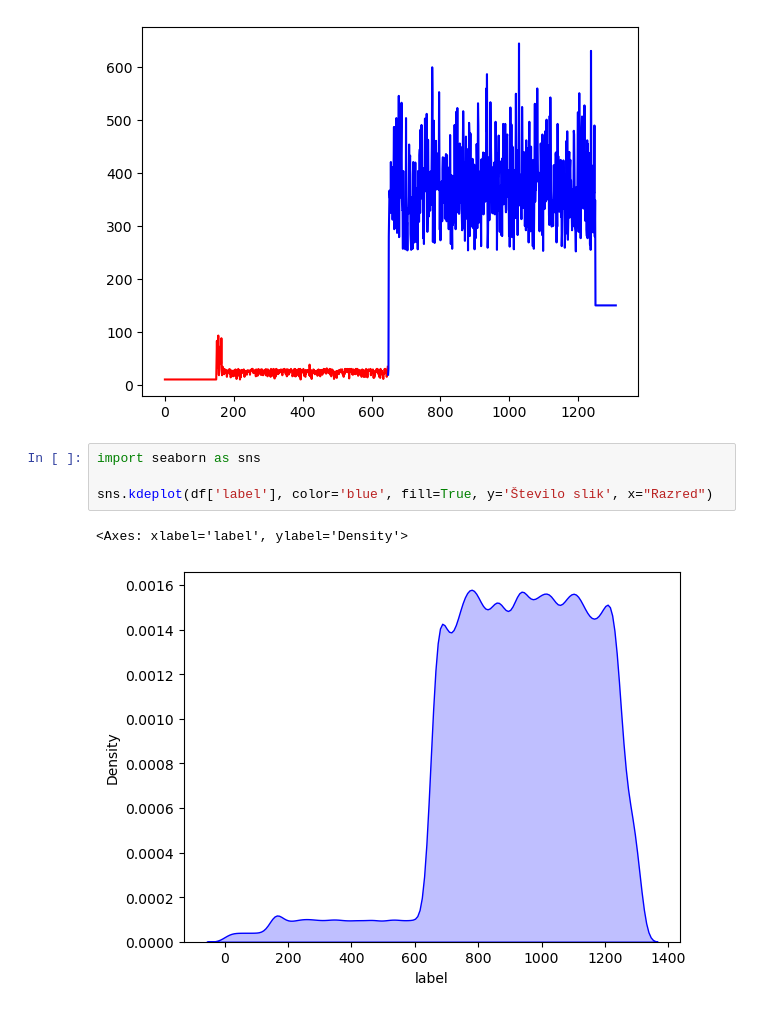
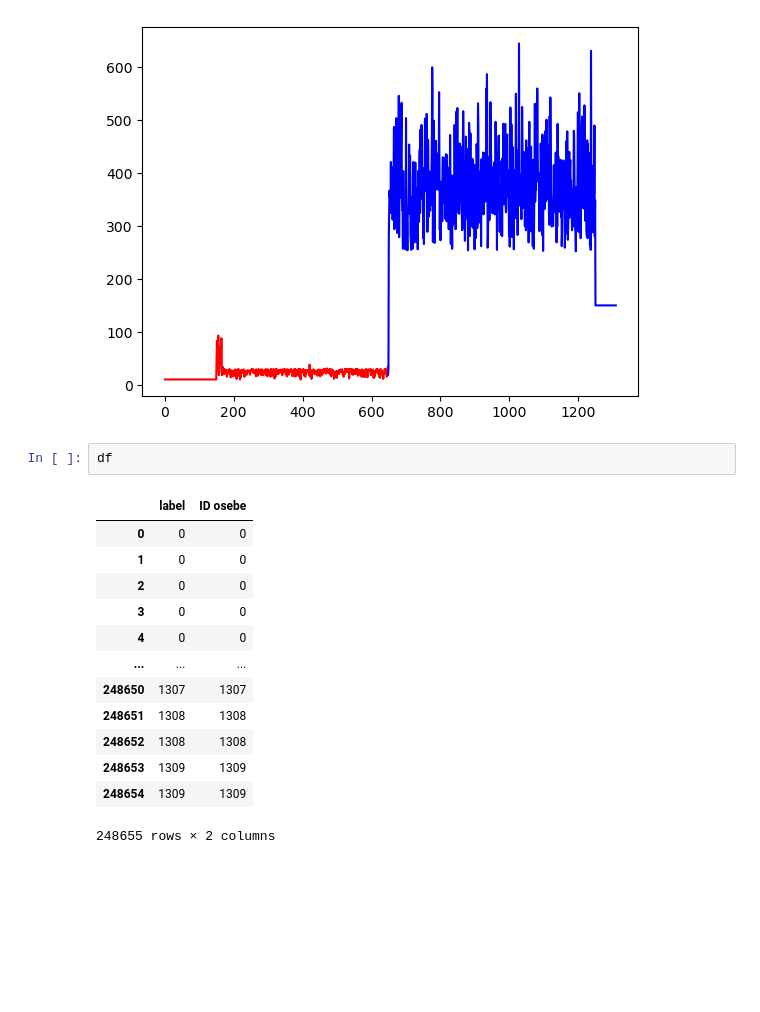
Before and after one commit to strojanski/diploma, a Jupyter notebook: v0.5/dataset_stats.ipynb, the cells around one changed output. Saved outputs shown, nothing was run; the diff lists cells and outputs as text; blank space fills up the shorter version.

```diff
--- a/v0.5/dataset_stats.ipynb
+++ b/v0.5/dataset_stats.ipynb
@@ -38,10 +41,19 @@ plt.plot(df.groupby('label').size()[648:], c='blue')
 # %% [output]
 [<matplotlib.lines.Line2D at 0x...>]
 [figure]
-# %%
-import seaborn as sns
-
-sns.kdeplot(df['label'], color='blue', fill=True, y='Število slik', x="Razred")
-# %% [output]
-<Axes: xlabel='label', ylabel='Density'>
-[figure, removed]
+# %%
+df
+# %% [output]
+|  | label | ID osebe |
+| 0 | 0 | 0 |
+| 1 | 0 | 0 |
+| 2 | 0 | 0 |
+| 3 | 0 | 0 |
+| 4 | 0 | 0 |
+| ... | ... | ... |
+| 248650 | 1307 | 1307 |
+| 248651 | 1308 | 1308 |
+| 248652 | 1308 | 1308 |
+| 248653 | 1309 | 1309 |
+| 248654 | 1309 | 1309 |
+248655 rows × 2 columns
```
Also changed, not shown: parts of 4 cells of this notebook, 16 other files.
